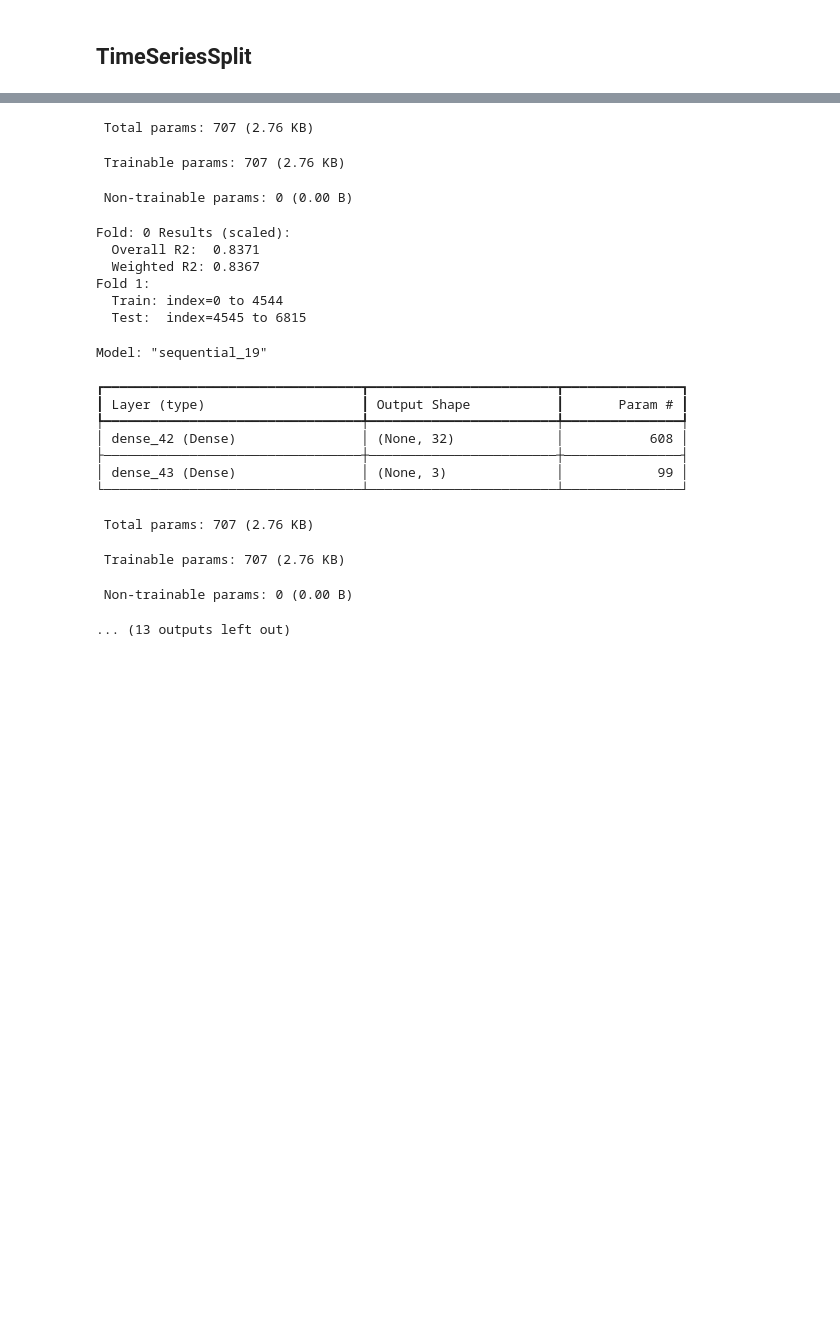
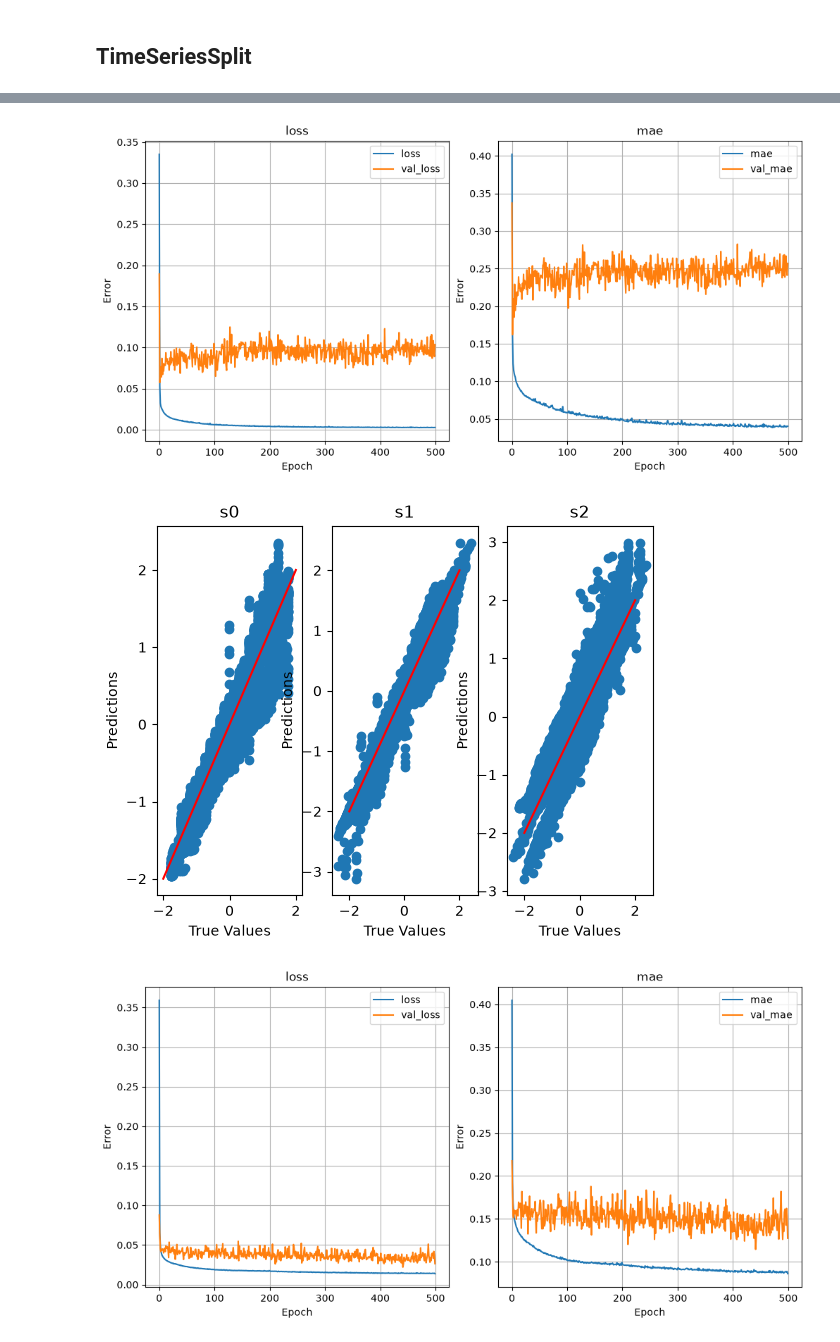
Before and after one commit to Abigail-Yates/DeltabotProject, a Jupyter notebook: TensorFlow/Trials/all_data_MLP_Window_10.ipynb, the cells around one changed output, grey strips where cells are left out. Cells and saved outputs as stored; diff of their text form; code cells hidden in the pictures; blank space fills up the shorter version.

Commit message:
all_data window 500 epochs

```diff
--- a/TensorFlow/Trials/all_data_MLP_Window_10.ipynb
+++ b/TensorFlow/Trials/all_data_MLP_Window_10.ipynb
@@ -149,7 +156,7 @@ for i, (train_index, test_index) in enumerate(tscv.split(X)):
     model = build_nn_model(X.shape[1], y.shape[1])
     # model.summary() #investigate
 
-    history = train_model(model, X_train, y_train, verbose=0, epochs=50)
+    history = train_model(model, X_train, y_train, verbose=0, epochs=500)
     y_pred = model.predict(X_test, verbose=0)
 
     evaluate_model(f"Fold: {i}", y_test, y_pred, is_scaled=True)
@@ -175,21 +194,3 @@ Model: "sequential_18"
- Total params: 707 (2.76 KB)
- Trainable params: 707 (2.76 KB)
- Non-trainable params: 0 (0.00 B)
-Fold: 0 Results (scaled):
-  Overall R2:  0.8371
-  Weighted R2: 0.8367
-Fold 1:
-  Train: index=0 to 4544
-  Test:  index=4545 to 6815
-Model: "sequential_19"
-┏━━━━━━━━━━━━━━━━━━━━━━━━━━━━━━━━━┳━━━━━━━━━━━━━━━━━━━━━━━━┳━━━━━━━━━━━━━━━┓
-┃ Layer (type)                    ┃ Output Shape           ┃       Param # ┃
-┡━━━━━━━━━━━━━━━━━━━━━━━━━━━━━━━━━╇━━━━━━━━━━━━━━━━━━━━━━━━╇━━━━━━━━━━━━━━━┩
-│ dense_42 (Dense)                │ (None, 32)             │           608 │
-├─────────────────────────────────┼────────────────────────┼───────────────┤
-│ dense_43 (Dense)                │ (None, 3)              │            99 │
-└─────────────────────────────────┴────────────────────────┴───────────────┘
- Total params: 707 (2.76 KB)
- Trainable params: 707 (2.76 KB)
- Non-trainable params: 0 (0.00 B)
-... (13 outputs left out)
+[figure, added]
+[figure, added]
+[figure, added]
```
Also changed, not shown: parts of 2 cells of this notebook.
